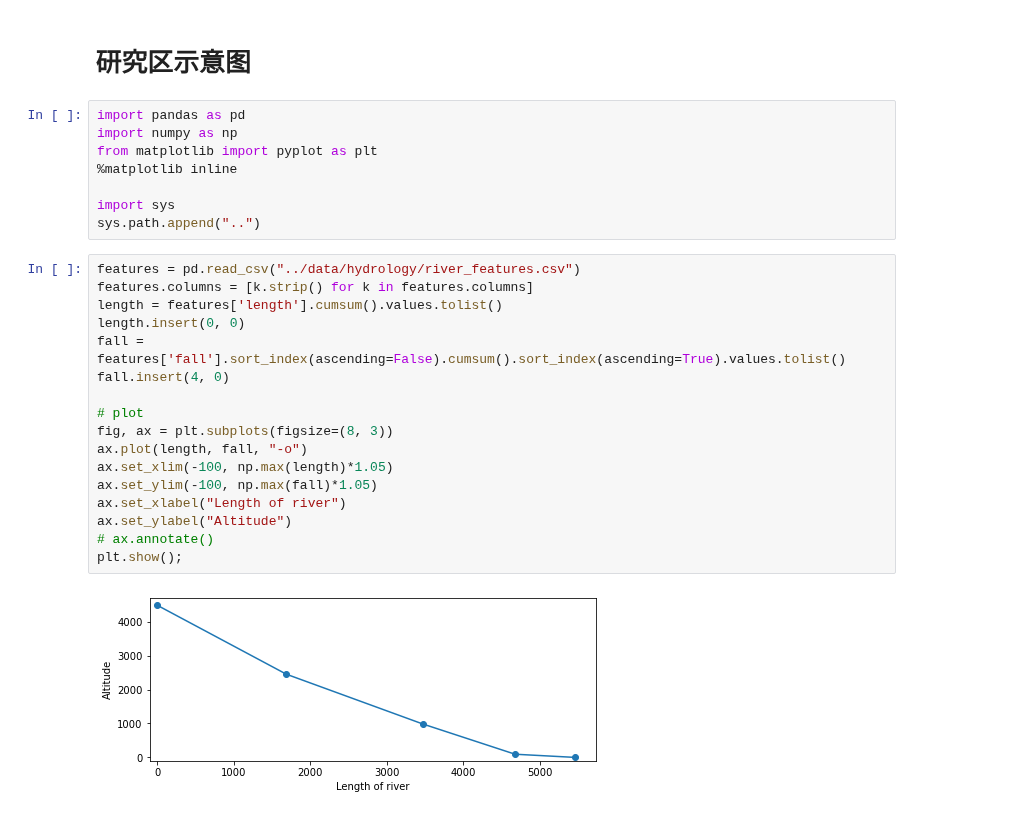
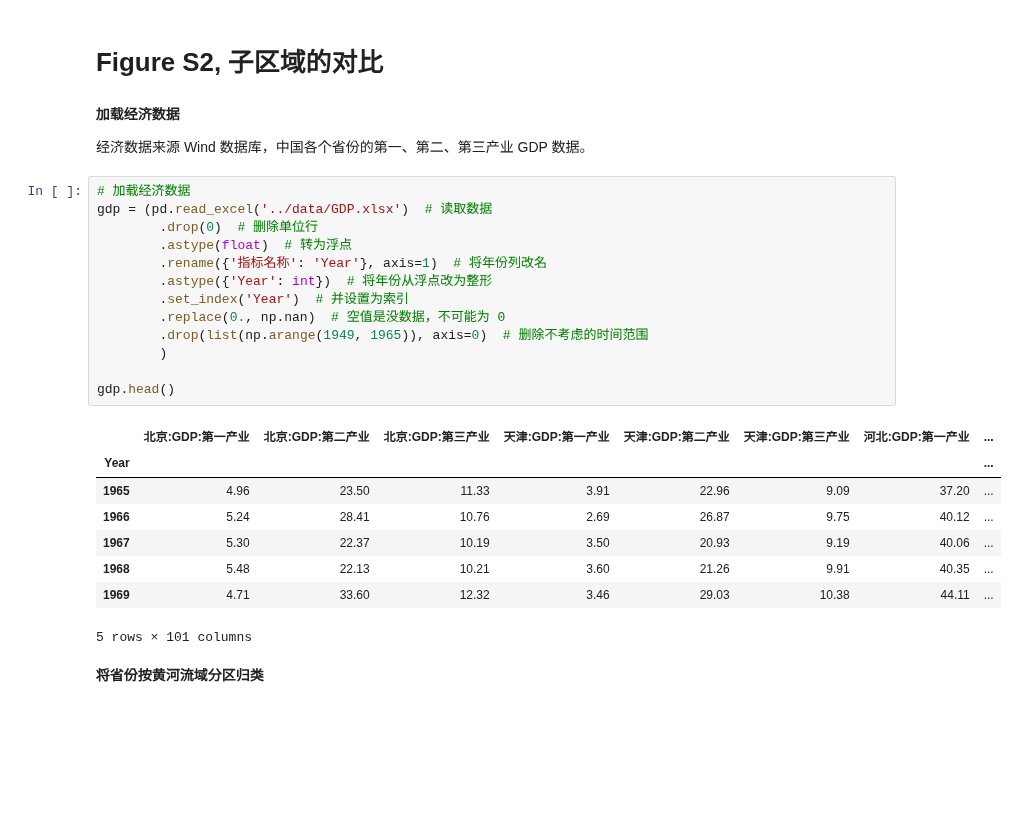
Before and after one commit to SongshGeo/Water-Governance-Regimes, a Jupyter notebook: schemes/附录图制作.ipynb, the cells around one changed output. Drawn from its saved outputs; the diff is of its cells as text; blank space fills up the shorter version.

```diff
--- a/schemes/附录图制作.ipynb
+++ b/schemes/附录图制作.ipynb
@@ -1,29 +73,30 @@
+# %% [markdown]
+# Figure S2, 子区域的对比
+# %% [markdown]
+**加载经济数据**
+
+经济数据来源 Wind 数据库，中国各个省份的第一、第二、第三产业 GDP 数据。
+# %%
+# 加载经济数据
+gdp = (pd.read_excel('../data/GDP.xlsx')  # 读取数据
+        .drop(0)  # 删除单位行
+        .astype(float)  # 转为浮点
+        .rename({'指标名称': 'Year'}, axis=1)  # 将年份列改名
+        .astype({'Year': int})  # 将年份从浮点改为整形
+        .set_index('Year')  # 并设置为索引
+        .replace(0., np.nan)  # 空值是没数据，不可能为 0
+        .drop(list(np.arange(1949, 1965)), axis=0)  # 删除不考虑的时间范围
+        )
+
+gdp.head()
+# %% [output]
+|  | 北京:GDP:第一产业 | 北京:GDP:第二产业 | 北京:GDP:第三产业 | 天津:GDP:第一产业 | 天津:GDP:第二产业 | 天津:GDP:第三产业 | 河北:GDP:第一产业 | ... |
+| Year |  |  |  |  |  |  |  | ... |
+| 1965 | 4.96 | 23.50 | 11.33 | 3.91 | 22.96 | 9.09 | 37.20 | ... |
+| 1966 | 5.24 | 28.41 | 10.76 | 2.69 | 26.87 | 9.75 | 40.12 | ... |
+| 1967 | 5.30 | 22.37 | 10.19 | 3.50 | 20.93 | 9.19 | 40.06 | ... |
+| 1968 | 5.48 | 22.13 | 10.21 | 3.60 | 21.26 | 9.91 | 40.35 | ... |
+| 1969 | 4.71 | 33.60 | 12.32 | 3.46 | 29.03 | 10.38 | 44.11 | ... |
+5 rows × 101 columns
 # %% [markdown]
-# 研究区示意图
+**将省份按黄河流域分区归类**
-# %%
-import pandas as pd
-import numpy as np
-from matplotlib import pyplot as plt
-%matplotlib inline
-
-import sys
-sys.path.append("..")
-# %%
-features = pd.read_csv("../data/hydrology/river_features.csv")
-features.columns = [k.strip() for k in features.columns]
-length = features['length'].cumsum().values.tolist()
-length.insert(0, 0)
-fall = features['fall'].sort_index(ascending=False).cumsum().sort_index(ascending=True).values.tolist()
-fall.insert(4, 0)
-
-# plot
-fig, ax = plt.subplots(figsize=(8, 3))
-ax.plot(length, fall, "-o")
-ax.set_xlim(-100, np.max(length)*1.05)
-ax.set_ylim(-100, np.max(fall)*1.05)
-ax.set_xlabel("Length of river")
-ax.set_ylabel("Altitude")
-# ax.annotate()
-plt.show();
-# %% [output]
-[figure, removed]
```
Also changed, not shown: parts of 22 cells of this notebook, 18 other files.
